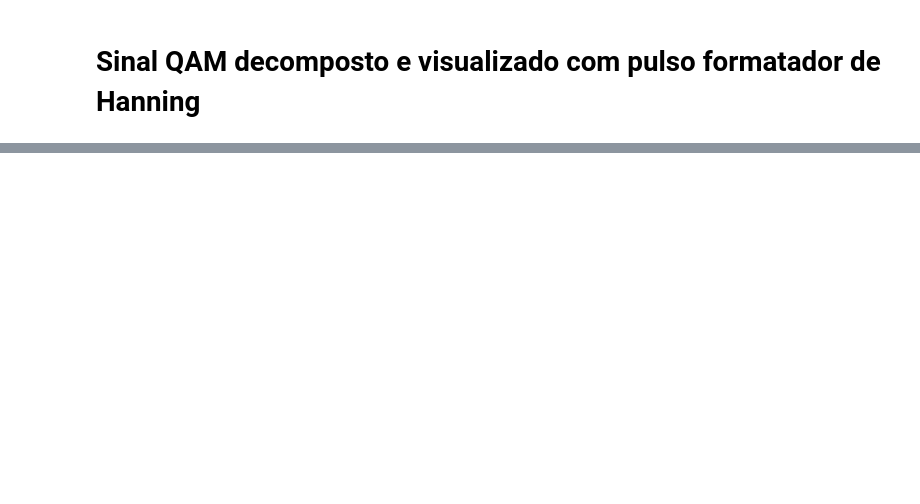
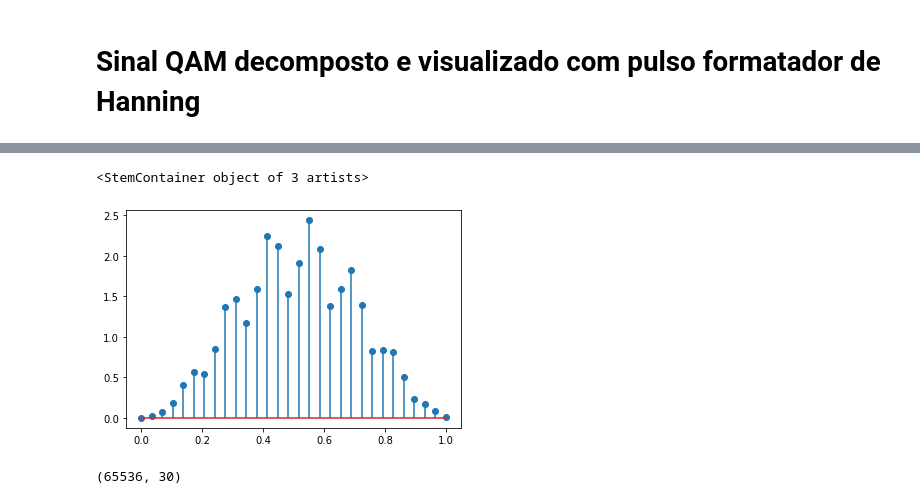
Before and after one commit to Matos-V/TCC_phase_detection_with_ML, a Jupyter notebook: Testes_sinais_digitais/Sinal_QAM_decomposto.ipynb, the cells around one changed output, grey strips where cells are left out. Cells and saved outputs as stored; diff of their text form; code cells hidden in the pictures; blank space fills up the shorter version.

```diff
--- a/Testes_sinais_digitais/Sinal_QAM_decomposto.ipynb
+++ b/Testes_sinais_digitais/Sinal_QAM_decomposto.ipynb
@@ -14,0 +13,6 @@ sla.shape
+# %%
+shape = 150
+tempo = np.linspace(0,1,shape)
+rotacao = np.exp(-1j*np.pi*15*tempo)
+rotacao = np.tile(rotacao,(sla.shape[0],1))
+rotacao.shape
@@ -37,0 +60,5 @@ for i in range(100):
+# %%
+plt.stem(np.linspace(0,1,30),np.sqrt(pulsos_I_phase_min**2+pulsos_Q_phase_min**2)[0,::5])
+# %% [output]
+<StemContainer object of 3 artists>
+[figure, added]
@@ -37,0 +67,5 @@ for i in range(100):
+# %%
+amplitudes = np.sqrt(pulsos_I_phase_min**2+pulsos_Q_phase_min**2)[:,::5]
+amplitudes.shape
+# %% [output]
+(65536, 30)
```
Also changed, not shown: parts of 17 cells of this notebook, 2 other files.
